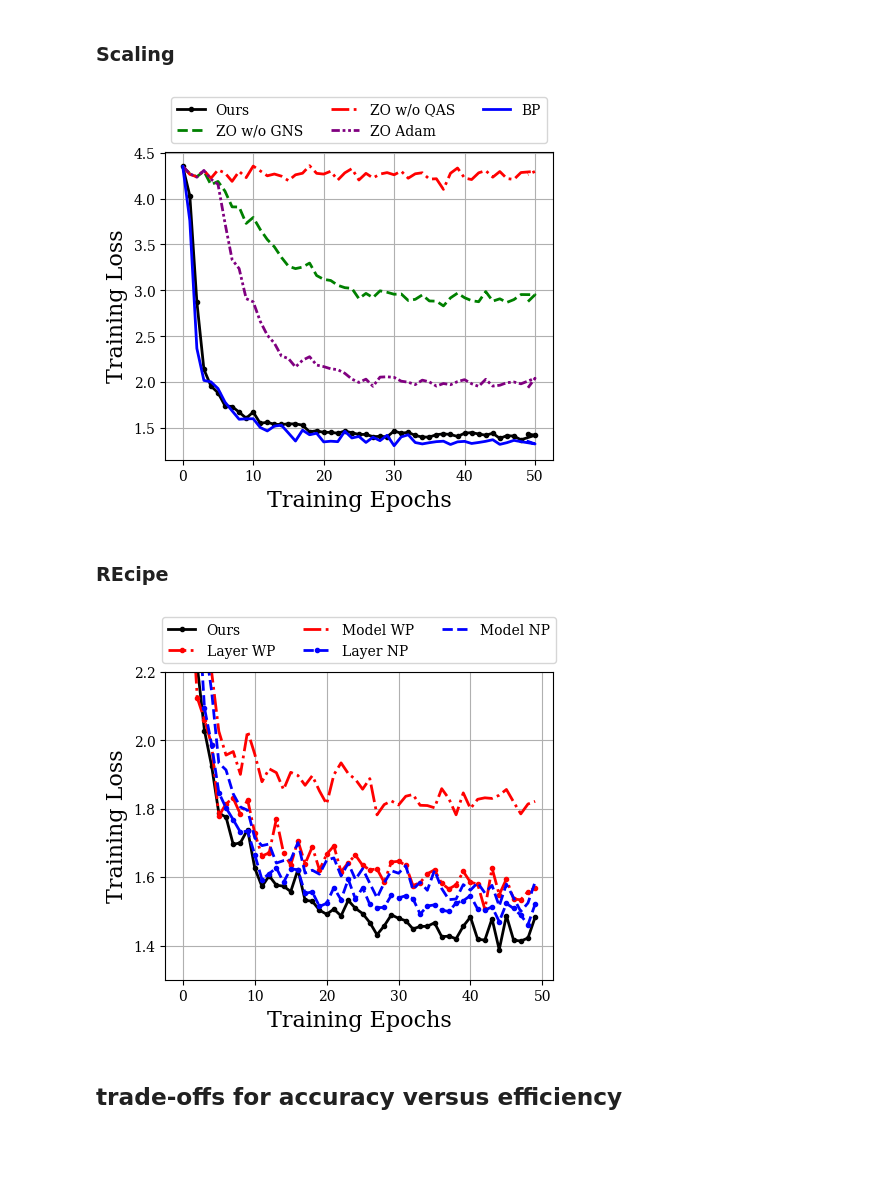
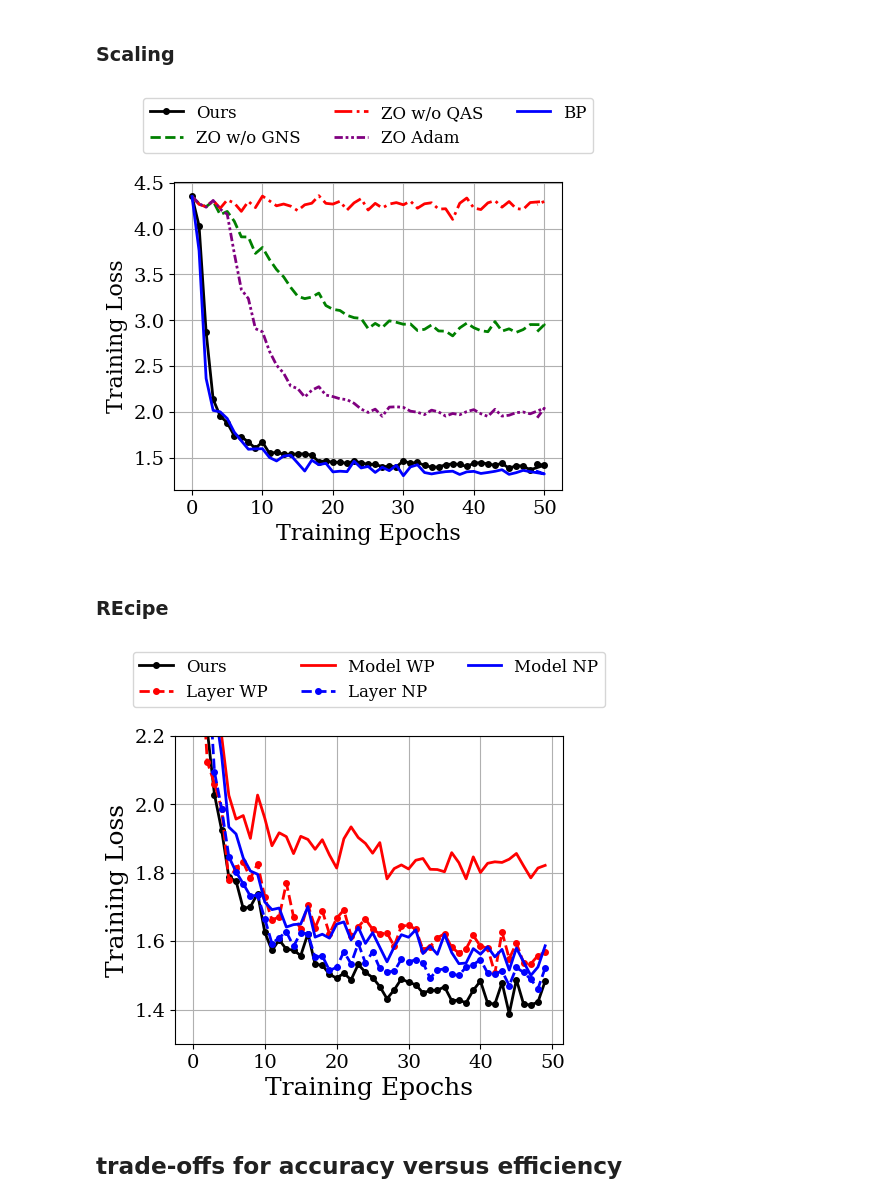
Before and after one commit to olokevin/tiny-training, a Jupyter notebook: test.ipynb, the cells around one changed output. Cells and saved outputs as stored; diff of their text form; code cells hidden in the pictures; blank space fills up the shorter version.

```diff
--- a/test.ipynb
+++ b/test.ipynb
@@ -143,19 +143,21 @@ for name, train_loss in test_loss_dict.items():
         linestyle = next(linestyle_cycle, '-')
         color = next(color_cycle, 'b')
         marker = None
-    axs.plot(epochs, train_loss, label=name, marker=marker, markersize=3, color=color, linestyle=linestyle, linewidth=2)
+    axs.plot(epochs, train_loss, label=name, marker=marker, markersize=4, color=color, linestyle=linestyle, linewidth=2)
 
 axs.set_xlabel('Training Epochs', fontsize=16)
 axs.set_ylabel('Training Loss', fontsize=16)
 # plt.title('Train Loss vs Epoch')
 axs.grid(True)
 # axs.legend(bbox_to_anchor=(1, 0.6),loc='lower right', fontsize=8)
-axs.legend(bbox_to_anchor=(0.5, 1.2), loc='upper center', fontsize=10, ncol=3)
+axs.tick_params(axis='x', labelsize=14)
+axs.tick_params(axis='y', labelsize=14)
+axs.legend(bbox_to_anchor=(0.5, 1.3), loc='upper center', fontsize=12, ncol=3)
 
 plt.show()
 fig.savefig('figures/abla_loss_scaling.pdf', format='pdf', bbox_inches='tight')
 # %% [output]
-[figure, old version]
+[figure, new version]
 # %% [markdown]
 ### REcipe
 # %%
@@ -212,41 +214,46 @@ test_loss_dict[name] = train_loss
 #     axs.plot(epochs, test_loss_list, label=name, linestyle=linestyle, color=color, marker=marker, markersize=4)
 
 fig, axs = plt.subplots(1, 1, figsize=(5, 4))
 for name, test_loss_list in test_loss_dict.items():
     if name == 'Ours':
         marker = 'o'
+        linestyle = 'solid'
     elif 'Model' in name:
         marker = None
+        linestyle = 'solid'
     elif 'Layer' in name:
         marker = 'o'
+        linestyle = 'dashed'
 
     if name == 'Ours':
         color = 'black'
-        linestyle = 'solid'
+        # linestyle = 'solid'
     elif 'WP' in name:
         color = 'r'
-        linestyle = 'dashdot'
+        # linestyle = 'dashdot'
     elif 'NP' in name:
         color = 'b'
-        linestyle = 'dashed'
-    axs.plot(epochs, test_loss_list, label=name, linestyle=linestyle, color=color, marker=marker, markersize=3, linewidth=2)
+        # linestyle = 'dashed'
+    axs.plot(epochs, test_loss_list, label=name, linestyle=linestyle, color=color, marker=marker, markersize=4, linewidth=2)
 
 
-axs.set_xlabel('Training Epochs', fontsize=16)
-axs.set_ylabel('Training Loss', fontsize=16)
+axs.set_xlabel('Training Epochs', fontsize=18)
+axs.set_ylabel('Training Loss', fontsize=18)
 # axs.set_xlim(left=4)
 axs.set_ylim(1.3, 2.2)
 # axs.set_xlim(4, max(epochs))
 # plt.title('Train Loss vs Epoch')
 axs.grid(True)
 # axs.legend(loc='upper right', fontsize=10)
-axs.legend(bbox_to_anchor=(0.5, 1.2), loc='upper center', fontsize=10, ncol=3)
+axs.tick_params(axis='x', labelsize=14)
+axs.tick_params(axis='y', labelsize=14)
+axs.legend(bbox_to_anchor=(0.5, 1.3), loc='upper center', fontsize=12, ncol=3)
 
 # plt.tight_layout()
 plt.show()
 fig.savefig('figures/abla_loss_recipe.pdf', format='pdf', bbox_inches='tight')
 # %% [output]
-[figure, old version]
+[figure, new version]
 # %% [markdown]
 ## trade-offs for accuracy versus efficiency
 # %%
```
Also changed, not shown: parts of 1 cell of this notebook, 2 other files.
